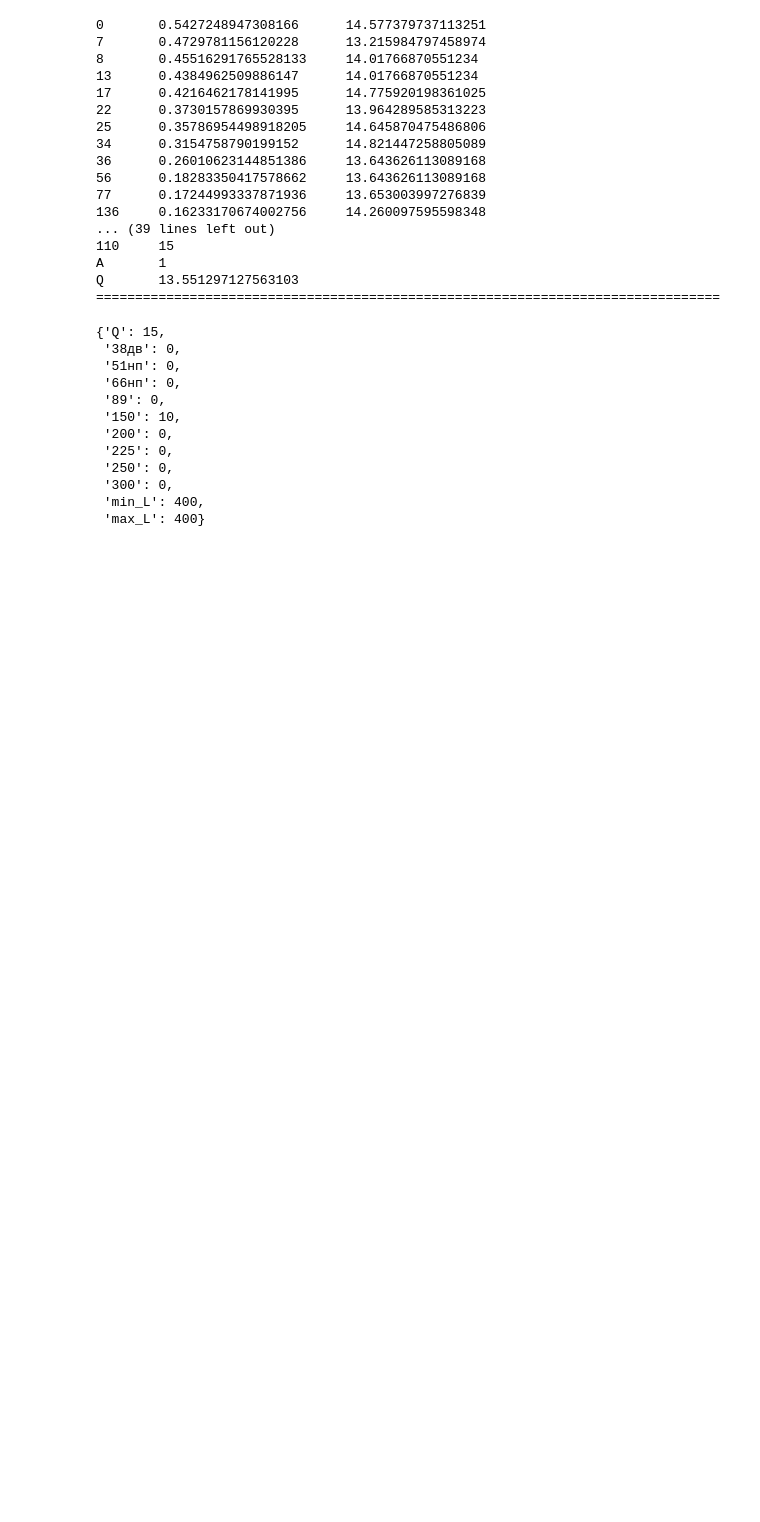
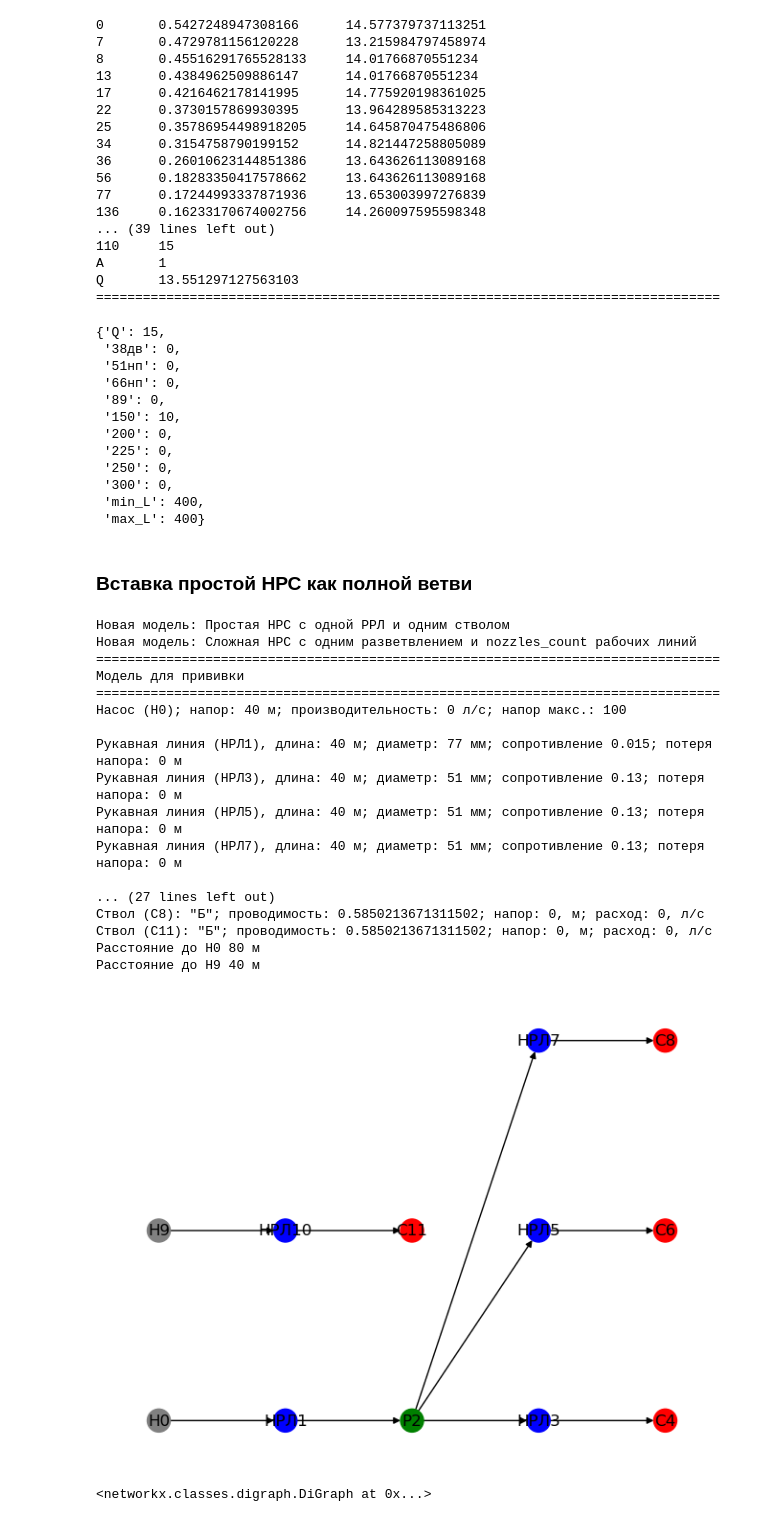
Before and after one commit to Obsidian-pb/NRS_modeller, a Jupyter notebook: workFolder/ga3.ipynb, the cells around one changed output. Cells and saved outputs as stored; diff of their text form; code cells hidden in the pictures; blank space fills up the shorter version.

Commit message:
Update ga3.ipynb
Добавил тест добавления полной ветви

```diff
--- a/workFolder/ga3.ipynb
+++ b/workFolder/ga3.ipynb
@@ -1364,3 +1375,45 @@ Q       13.551297127563103
  '300': 0,
  'min_L': 400,
  'max_L': 400}
+# %% [markdown]
+### Вставка простой НРС как полной ветви
+# %%
+# Модель у которой получаем ветвь
+model1 = Presets.single_line()
+# Модель которой будем ее прививать
+model2 = Presets.single_splitter(3)
+model2.name = 'Модель для прививки'
+# NRS_Revision.print_model_elements(model2)
+Appraiser.print_GA_NRS_model_elements_state(model2)
+# print_NRS_graph(model2)
+
+# Получение ветви
+branch = Branch().getBranch(model1, 'Н0').deep_copy().interpretate()
+NRS_Revision.print_model_elements(branch)
+print(branch.branch_type)
+
+# Прививка ветви
+branch.drop_names()
+model2.addElements(branch.elmnts).interpretate().check_pumps()
+Appraiser.print_GA_NRS_model_elements_state(model2)
+print_NRS_graph(model2)
+# %% [output]
+Новая модель: Простая НРС с одной РРЛ и одним стволом
+Новая модель: Сложная НРС с одним разветвлением и nozzles_count рабочих линий
+================================================================================
+Модель для прививки
+================================================================================
+Насос (Н0); напор: 40 м; производительность: 0 л/с; напор макс.: 100
+
+Рукавная линия (НРЛ1), длина: 40 м; диаметр: 77 мм; сопротивление 0.015; потеря напора: 0 м
+Рукавная линия (НРЛ3), длина: 40 м; диаметр: 51 мм; сопротивление 0.13; потеря напора: 0 м
+Рукавная линия (НРЛ5), длина: 40 м; диаметр: 51 мм; сопротивление 0.13; потеря напора: 0 м
+Рукавная линия (НРЛ7), длина: 40 м; диаметр: 51 мм; сопротивление 0.13; потеря напора: 0 м
+
+... (27 lines left out)
+Ствол (С8): "Б"; проводимость: 0.5850213671311502; напор: 0, м; расход: 0, л/с
+Ствол (С11): "Б"; проводимость: 0.5850213671311502; напор: 0, м; расход: 0, л/с
+Расстояние до Н0 80 м
+Расстояние до Н9 40 м
+[figure, added]
+<networkx.classes.digraph.DiGraph at 0x...>
```
Also changed, not shown: parts of 2 cells of this notebook.
